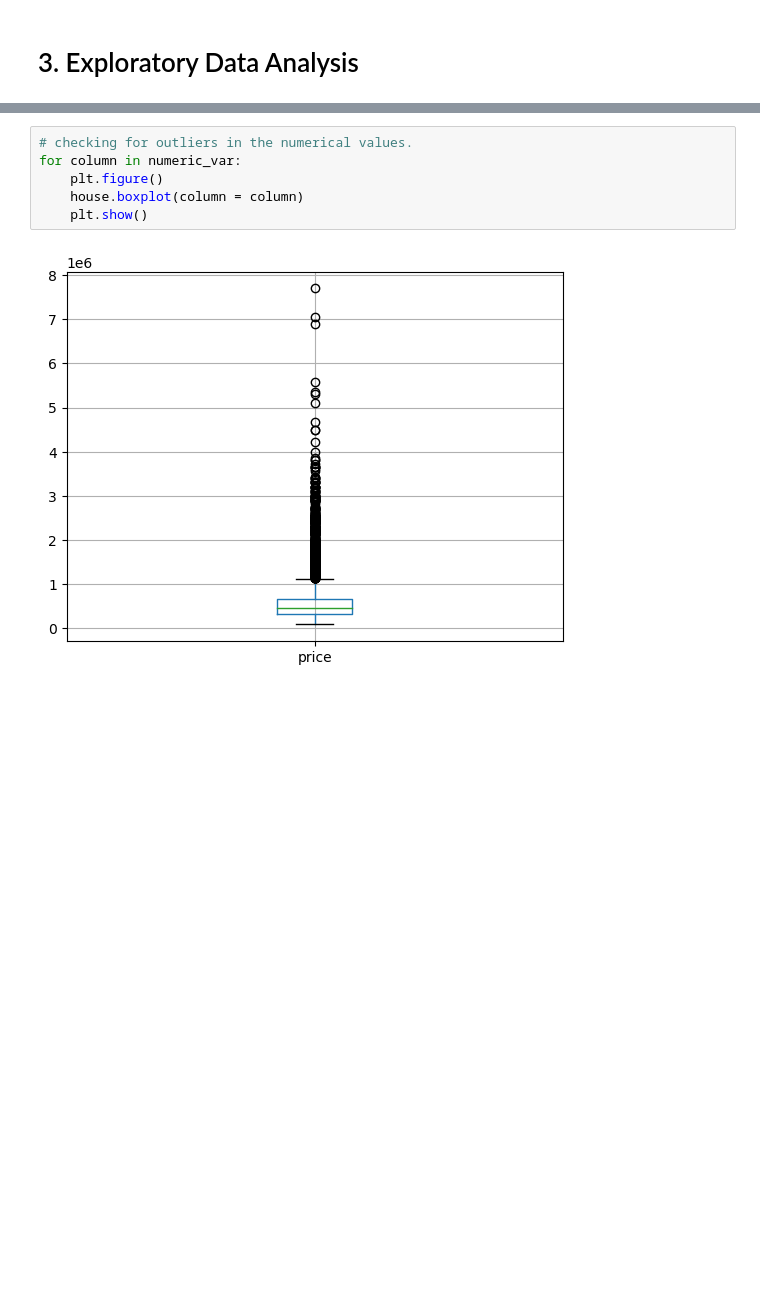
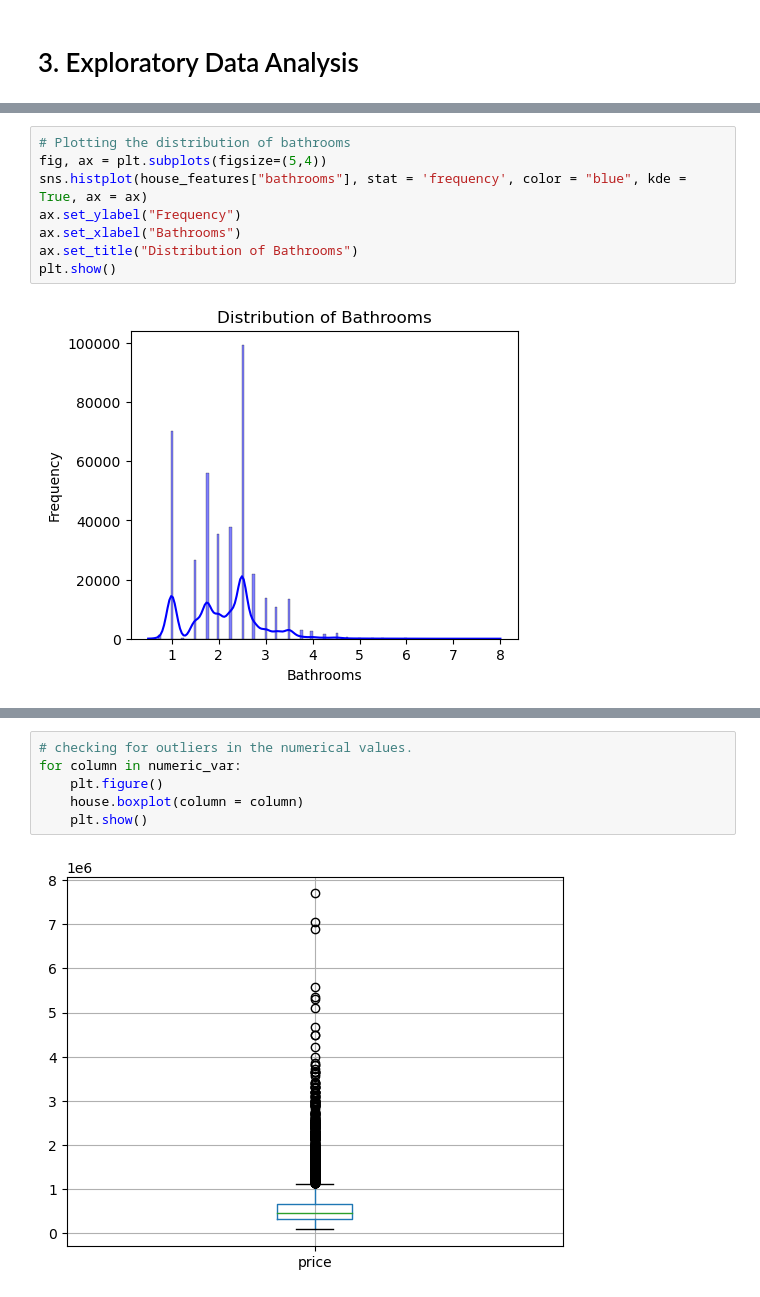
Before and after one commit to FionaNalianya/King-County-House-Sales, a Jupyter notebook: notebook.ipynb, the cells around one changed output, grey strips where cells are left out. Drawn from its saved outputs; the diff is of its cells as text; blank space fills up the shorter version.

```diff
--- a/notebook.ipynb
+++ b/notebook.ipynb
@@ -159,0 +243,10 @@ house[numeric_var].describe()
+# %%
+# Plotting the distribution of bathrooms
+fig, ax = plt.subplots(figsize=(5,4))
+sns.histplot(house_features["bathrooms"], stat = 'frequency', color = "blue", kde = True, ax = ax)
+ax.set_ylabel("Frequency")
+ax.set_xlabel("Bathrooms")
+ax.set_title("Distribution of Bathrooms")
+plt.show()
+# %% [output]
+[figure, added]
```
Also changed, not shown: parts of 25 cells of this notebook.
